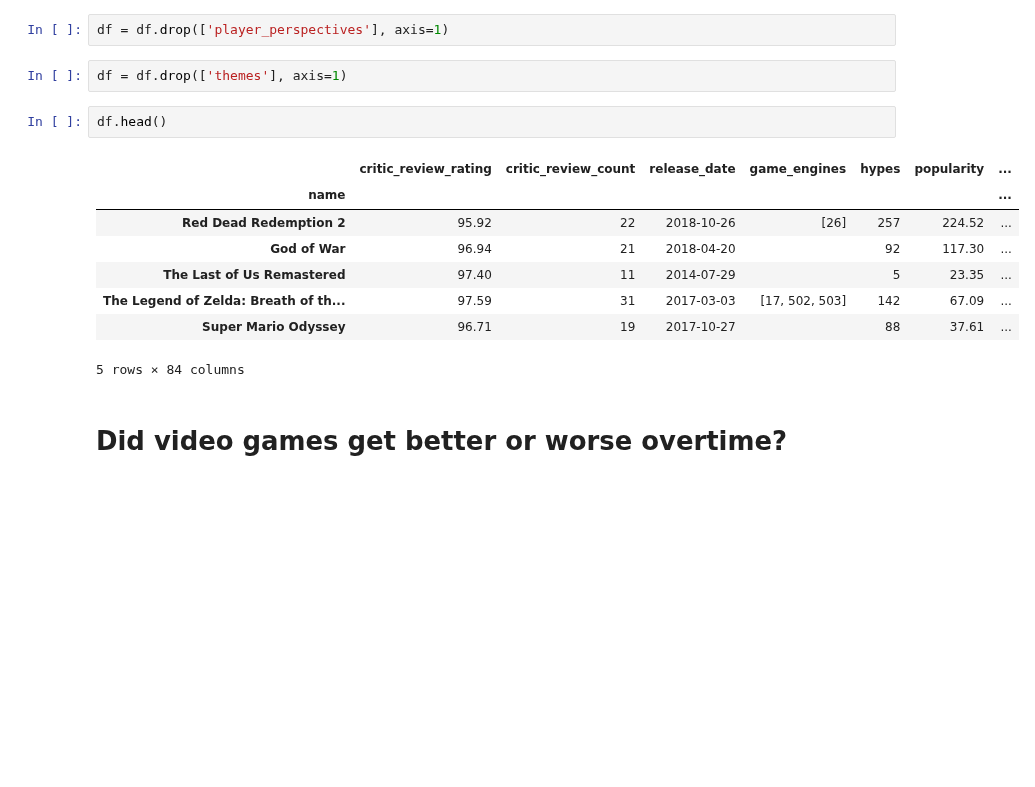
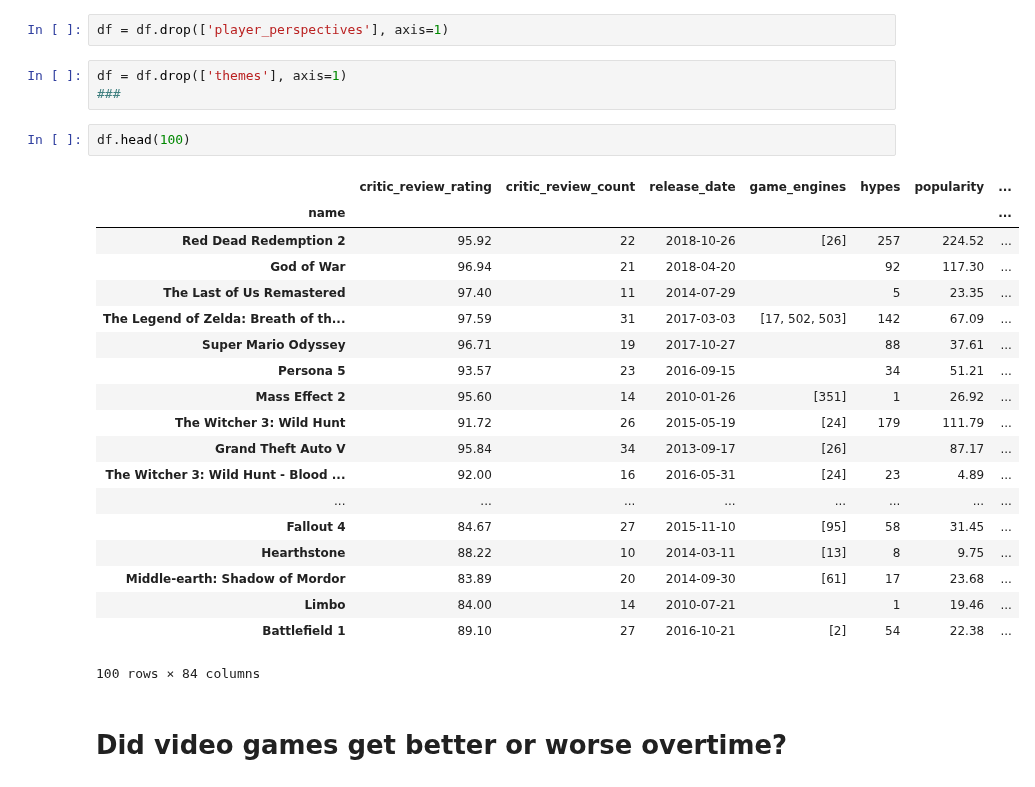
Before and after one commit to Judahesses/IGDB-Project-1, a Jupyter notebook: igdb-project-1.ipynb, the cells around one changed output. Drawn from its saved outputs; the diff is of its cells as text; blank space fills up the shorter version.

```diff
--- a/igdb-project-1.ipynb
+++ b/igdb-project-1.ipynb
@@ -239,17 +241,29 @@ df = df.drop(['game_modes'], axis=1)
 df = df.drop(['player_perspectives'], axis=1)
 # %%
 df = df.drop(['themes'], axis=1)
+###
 # %%
-df.head()
+df.head(100)
 # %% [output]
 |  | critic_review_rating | critic_review_count | release_date | game_engines | hypes | popularity | ... |
 | name |  |  |  |  |  |  | ... |
 | Red Dead Redemption 2 | 95.92 | 22 | 2018-10-26 | [26] | 257 | 224.52 | ... |
 | God of War | 96.94 | 21 | 2018-04-20 |  | 92 | 117.30 | ... |
 | The Last of Us Remastered | 97.40 | 11 | 2014-07-29 |  | 5 | 23.35 | ... |
 | The Legend of Zelda: Breath of th... | 97.59 | 31 | 2017-03-03 | [17, 502, 503] | 142 | 67.09 | ... |
 | Super Mario Odyssey | 96.71 | 19 | 2017-10-27 |  | 88 | 37.61 | ... |
+| Persona 5 | 93.57 | 23 | 2016-09-15 |  | 34 | 51.21 | ... |
+| Mass Effect 2 | 95.60 | 14 | 2010-01-26 | [351] | 1 | 26.92 | ... |
+| The Witcher 3: Wild Hunt | 91.72 | 26 | 2015-05-19 | [24] | 179 | 111.79 | ... |
+| Grand Theft Auto V | 95.84 | 34 | 2013-09-17 | [26] |  | 87.17 | ... |
+| The Witcher 3: Wild Hunt - Blood ... | 92.00 | 16 | 2016-05-31 | [24] | 23 | 4.89 | ... |
+| ... | ... | ... | ... | ... | ... | ... | ... |
+| Fallout 4 | 84.67 | 27 | 2015-11-10 | [95] | 58 | 31.45 | ... |
+| Hearthstone | 88.22 | 10 | 2014-03-11 | [13] | 8 | 9.75 | ... |
+| Middle-earth: Shadow of Mordor | 83.89 | 20 | 2014-09-30 | [61] | 17 | 23.68 | ... |
+| Limbo | 84.00 | 14 | 2010-07-21 |  | 1 | 19.46 | ... |
+| Battlefield 1 | 89.10 | 27 | 2016-10-21 | [2] | 54 | 22.38 | ... |
-5 rows × 84 columns
+100 rows × 84 columns
 # %% [markdown]
 # Did video games get better or worse overtime?
 # %%
```
Also changed, not shown: parts of 29 cells of this notebook.
